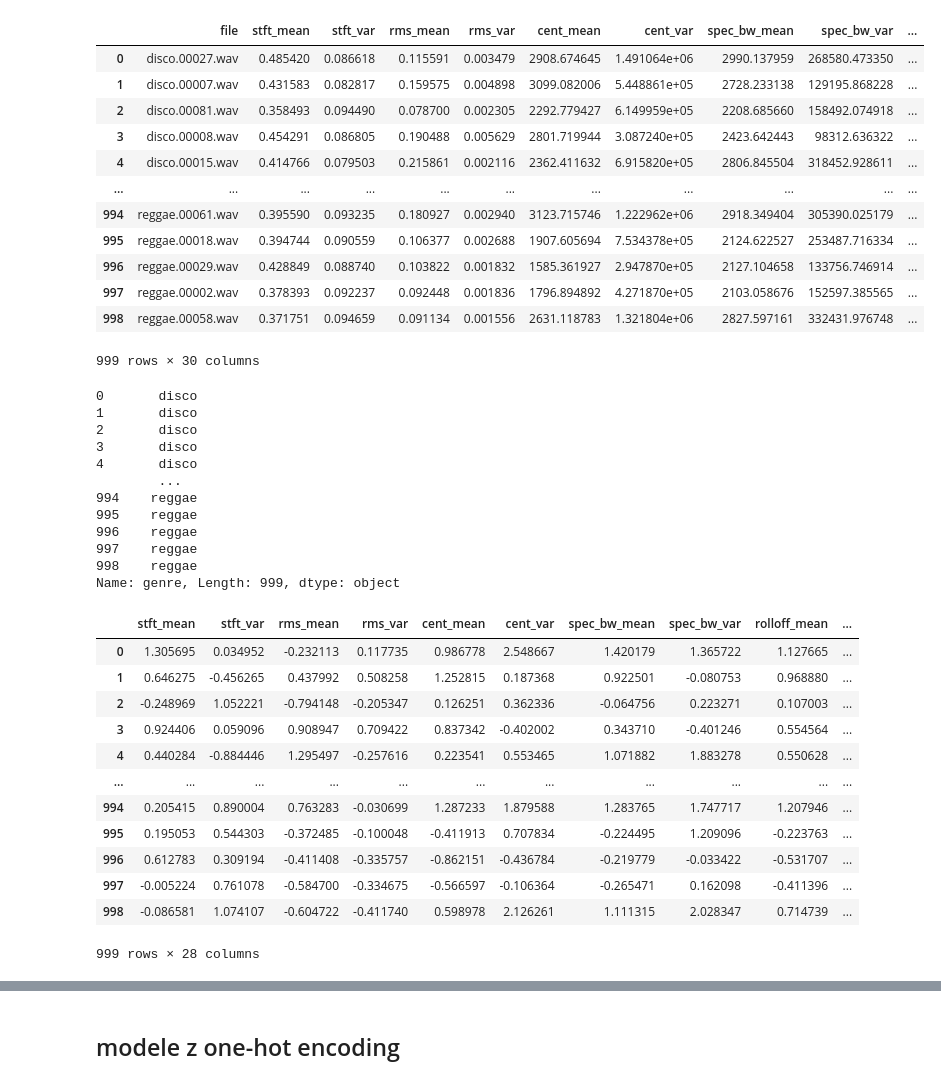
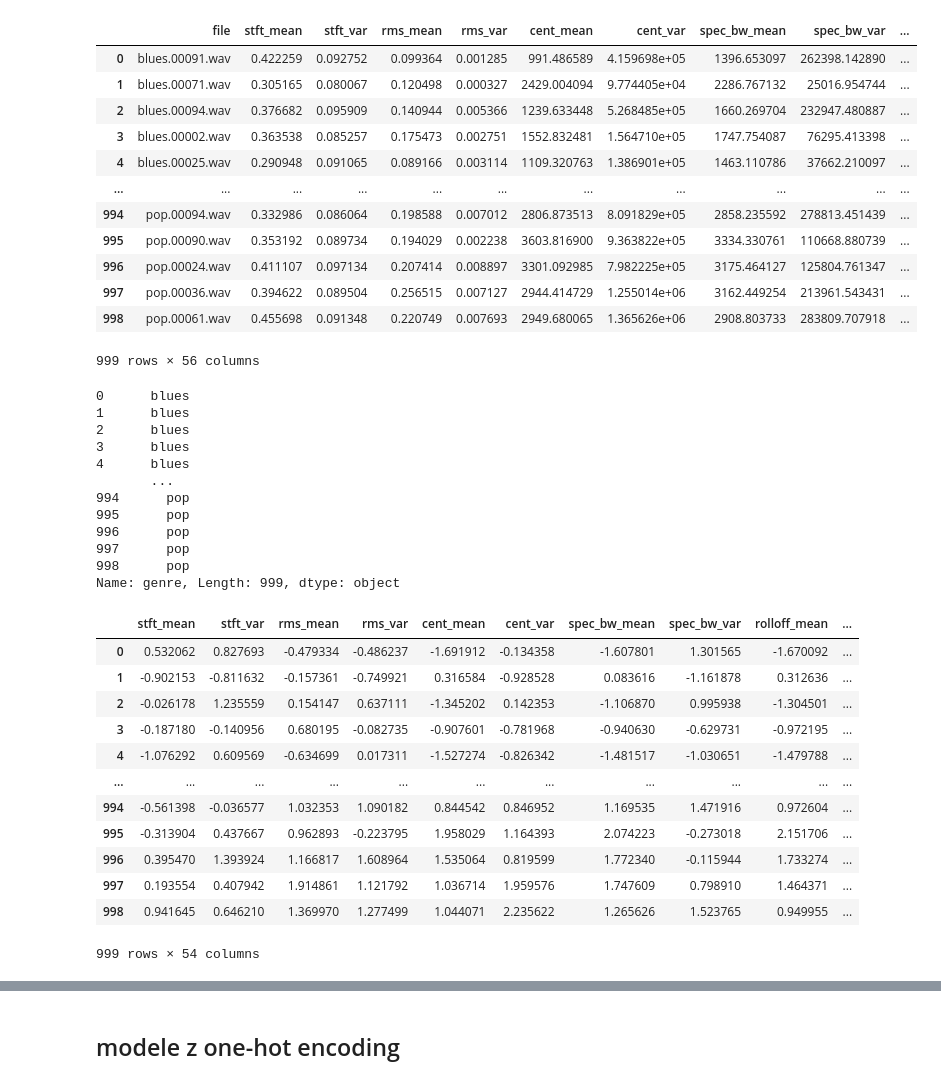
Before and after one commit to Arrturo/music-classification, a Jupyter notebook: classification.ipynb, the cells around one changed output, grey strips where cells are left out. Drawn from its saved outputs; the diff is of its cells as text; code cells hidden in the pictures.

```diff
--- a/classification.ipynb
+++ b/classification.ipynb
@@ -23,39 +23,39 @@ def show_cm(y_true, y_pred):
 
     plt.show()
 # %%
-df = pd.read_csv('features.csv')
+df = pd.read_csv('Output/features.csv')
 df
 # %% [output]
 |  | file | stft_mean | stft_var | rms_mean | rms_var | cent_mean | cent_var | spec_bw_mean | spec_bw_var | ... |
-| 0 | disco.00027.wav | 0.485420 | 0.086618 | 0.115591 | 0.003479 | 2908.674645 | 1.491064e+06 | 2990.137959 | 268580.473350 | ... |
-| 1 | disco.00007.wav | 0.431583 | 0.082817 | 0.159575 | 0.004898 | 3099.082006 | 5.448861e+05 | 2728.233138 | 129195.868228 | ... |
-| 2 | disco.00081.wav | 0.358493 | 0.094490 | 0.078700 | 0.002305 | 2292.779427 | 6.149959e+05 | 2208.685660 | 158492.074918 | ... |
-| 3 | disco.00008.wav | 0.454291 | 0.086805 | 0.190488 | 0.005629 | 2801.719944 | 3.087240e+05 | 2423.642443 | 98312.636322 | ... |
-| 4 | disco.00015.wav | 0.414766 | 0.079503 | 0.215861 | 0.002116 | 2362.411632 | 6.915820e+05 | 2806.845504 | 318452.928611 | ... |
+| 0 | blues.00091.wav | 0.422259 | 0.092752 | 0.099364 | 0.001285 | 991.486589 | 4.159698e+05 | 1396.653097 | 262398.142890 | ... |
+| 1 | blues.00071.wav | 0.305165 | 0.080067 | 0.120498 | 0.000327 | 2429.004094 | 9.774405e+04 | 2286.767132 | 25016.954744 | ... |
+| 2 | blues.00094.wav | 0.376682 | 0.095909 | 0.140944 | 0.005366 | 1239.633448 | 5.268485e+05 | 1660.269704 | 232947.480887 | ... |
+| 3 | blues.00002.wav | 0.363538 | 0.085257 | 0.175473 | 0.002751 | 1552.832481 | 1.564710e+05 | 1747.754087 | 76295.413398 | ... |
+| 4 | blues.00025.wav | 0.290948 | 0.091065 | 0.089166 | 0.003114 | 1109.320763 | 1.386901e+05 | 1463.110786 | 37662.210097 | ... |
 | ... | ... | ... | ... | ... | ... | ... | ... | ... | ... | ... |
-| 994 | reggae.00061.wav | 0.395590 | 0.093235 | 0.180927 | 0.002940 | 3123.715746 | 1.222962e+06 | 2918.349404 | 305390.025179 | ... |
-| 995 | reggae.00018.wav | 0.394744 | 0.090559 | 0.106377 | 0.002688 | 1907.605694 | 7.534378e+05 | 2124.622527 | 253487.716334 | ... |
-| 996 | reggae.00029.wav | 0.428849 | 0.088740 | 0.103822 | 0.001832 | 1585.361927 | 2.947870e+05 | 2127.104658 | 133756.746914 | ... |
-| 997 | reggae.00002.wav | 0.378393 | 0.092237 | 0.092448 | 0.001836 | 1796.894892 | 4.271870e+05 | 2103.058676 | 152597.385565 | ... |
-| 998 | reggae.00058.wav | 0.371751 | 0.094659 | 0.091134 | 0.001556 | 2631.118783 | 1.321804e+06 | 2827.597161 | 332431.976748 | ... |
+| 994 | pop.00094.wav | 0.332986 | 0.086064 | 0.198588 | 0.007012 | 2806.873513 | 8.091829e+05 | 2858.235592 | 278813.451439 | ... |
+| 995 | pop.00090.wav | 0.353192 | 0.089734 | 0.194029 | 0.002238 | 3603.816900 | 9.363822e+05 | 3334.330761 | 110668.880739 | ... |
+| 996 | pop.00024.wav | 0.411107 | 0.097134 | 0.207414 | 0.008897 | 3301.092985 | 7.982225e+05 | 3175.464127 | 125804.761347 | ... |
+| 997 | pop.00036.wav | 0.394622 | 0.089504 | 0.256515 | 0.007127 | 2944.414729 | 1.255014e+06 | 3162.449254 | 213961.543431 | ... |
+| 998 | pop.00061.wav | 0.455698 | 0.091348 | 0.220749 | 0.007693 | 2949.680065 | 1.365626e+06 | 2908.803733 | 283809.707918 | ... |
-999 rows × 30 columns
+999 rows × 56 columns
 # %%
 df.drop(columns=['file'], inplace=True)
 # %%
 labels = df.pop('genre')
 labels
 # %% [output]
-0       disco
-1       disco
-2       disco
-3       disco
-4       disco
-        ...
-994    reggae
-995    reggae
-996    reggae
-997    reggae
-998    reggae
+0      blues
+1      blues
+2      blues
+3      blues
+4      blues
+       ...
+994      pop
+995      pop
+996      pop
+997      pop
+998      pop
 Name: genre, Length: 999, dtype: object
 # %%
 scaler = StandardScaler()
@@ -64,18 +64,18 @@ df_scaled = pd.DataFrame(scaled_features, columns=df.columns)
 df_scaled
 # %% [output]
 |  | stft_mean | stft_var | rms_mean | rms_var | cent_mean | cent_var | spec_bw_mean | spec_bw_var | rolloff_mean | ... |
-| 0 | 1.305695 | 0.034952 | -0.232113 | 0.117735 | 0.986778 | 2.548667 | 1.420179 | 1.365722 | 1.127665 | ... |
-| 1 | 0.646275 | -0.456265 | 0.437992 | 0.508258 | 1.252815 | 0.187368 | 0.922501 | -0.080753 | 0.968880 | ... |
-| 2 | -0.248969 | 1.052221 | -0.794148 | -0.205347 | 0.126251 | 0.362336 | -0.064756 | 0.223271 | 0.107003 | ... |
-| 3 | 0.924406 | 0.059096 | 0.908947 | 0.709422 | 0.837342 | -0.402002 | 0.343710 | -0.401246 | 0.554564 | ... |
-| 4 | 0.440284 | -0.884446 | 1.295497 | -0.257616 | 0.223541 | 0.553465 | 1.071882 | 1.883278 | 0.550628 | ... |
+| 0 | 0.532062 | 0.827693 | -0.479334 | -0.486237 | -1.691912 | -0.134358 | -1.607801 | 1.301565 | -1.670092 | ... |
+| 1 | -0.902153 | -0.811632 | -0.157361 | -0.749921 | 0.316584 | -0.928528 | 0.083616 | -1.161878 | 0.312636 | ... |
+| 2 | -0.026178 | 1.235559 | 0.154147 | 0.637111 | -1.345202 | 0.142353 | -1.106870 | 0.995938 | -1.304501 | ... |
+| 3 | -0.187180 | -0.140956 | 0.680195 | -0.082735 | -0.907601 | -0.781968 | -0.940630 | -0.629731 | -0.972195 | ... |
+| 4 | -1.076292 | 0.609569 | -0.634699 | 0.017311 | -1.527274 | -0.826342 | -1.481517 | -1.030651 | -1.479788 | ... |
 | ... | ... | ... | ... | ... | ... | ... | ... | ... | ... | ... |
-| 994 | 0.205415 | 0.890004 | 0.763283 | -0.030699 | 1.287233 | 1.879588 | 1.283765 | 1.747717 | 1.207946 | ... |
-| 995 | 0.195053 | 0.544303 | -0.372485 | -0.100048 | -0.411913 | 0.707834 | -0.224495 | 1.209096 | -0.223763 | ... |
-| 996 | 0.612783 | 0.309194 | -0.411408 | -0.335757 | -0.862151 | -0.436784 | -0.219779 | -0.033422 | -0.531707 | ... |
-| 997 | -0.005224 | 0.761078 | -0.584700 | -0.334675 | -0.566597 | -0.106364 | -0.265471 | 0.162098 | -0.411396 | ... |
-| 998 | -0.086581 | 1.074107 | -0.604722 | -0.411740 | 0.598978 | 2.126261 | 1.111315 | 2.028347 | 0.714739 | ... |
+| 994 | -0.561398 | -0.036577 | 1.032353 | 1.090182 | 0.844542 | 0.846952 | 1.169535 | 1.471916 | 0.972604 | ... |
+| 995 | -0.313904 | 0.437667 | 0.962893 | -0.223795 | 1.958029 | 1.164393 | 2.074223 | -0.273018 | 2.151706 | ... |
+| 996 | 0.395470 | 1.393924 | 1.166817 | 1.608964 | 1.535064 | 0.819599 | 1.772340 | -0.115944 | 1.733274 | ... |
+| 997 | 0.193554 | 0.407942 | 1.914861 | 1.121792 | 1.036714 | 1.959576 | 1.747609 | 0.798910 | 1.464371 | ... |
+| 998 | 0.941645 | 0.646210 | 1.369970 | 1.277499 | 1.044071 | 2.235622 | 1.265626 | 1.523765 | 0.949955 | ... |
-999 rows × 28 columns
+999 rows × 54 columns
 # %%
 le = LabelEncoder()
 encoded_y = le.fit_transform(labels)
```
Also changed, not shown: parts of 6 cells of this notebook, 4 other files.
